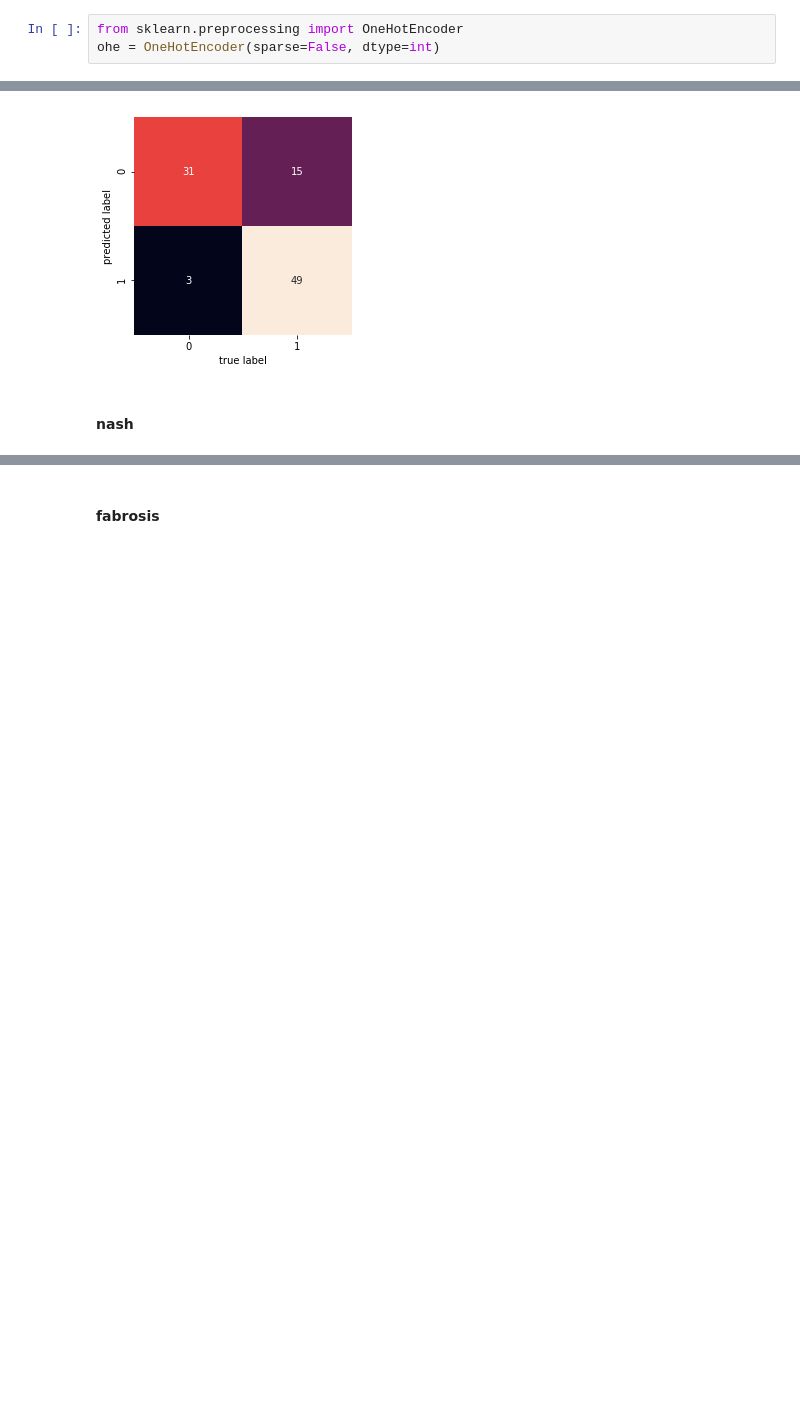
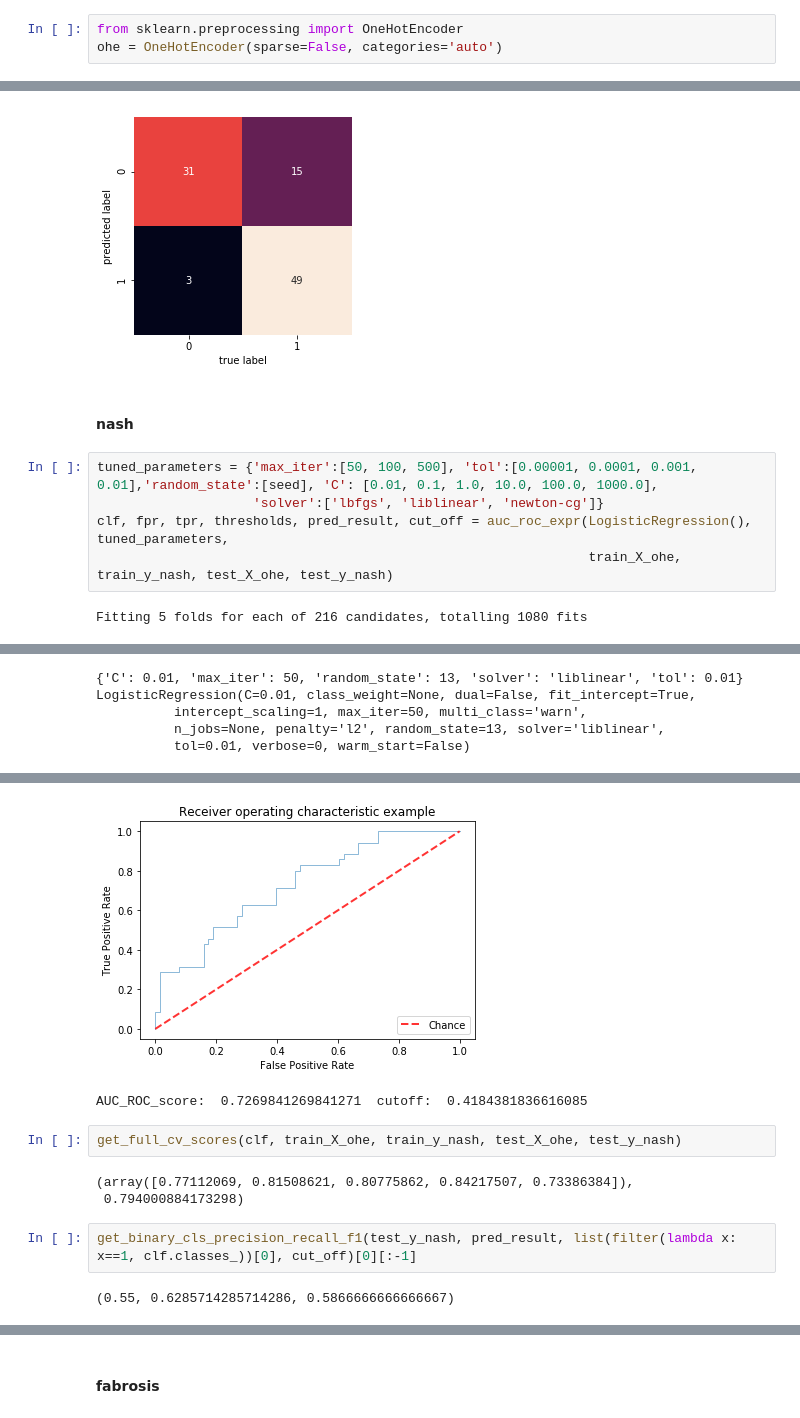
Before and after one commit to mayinghan/NAFLD, a Jupyter notebook: data_analysis.ipynb, the cells around one changed output, grey strips where cells are left out. Drawn from its saved outputs; the diff is of its cells as text; blank space fills up the shorter version.

Commit message:
RF-no_data_transformation-all_three_outcomes results update

```diff
--- a/data_analysis.ipynb
+++ b/data_analysis.ipynb
@@ -77,7 +77,7 @@ test_X.shape, test_y_nafld.shape
 ## one-hot encoding
 # %%
 from sklearn.preprocessing import OneHotEncoder
-ohe = OneHotEncoder(sparse=False, dtype=int)
+ohe = OneHotEncoder(sparse=False, categories='auto')
 # %%
 ohe.fit(df.drop(columns=['NASH_OU2', 'FIBROSI2', 'NAFLD_OU']))
 # %% [output]
@@ -219,3 +222,10 @@ make_confusion_matrix(test_y_nafld, preds)
 [figure]
 # %% [markdown]
 #### nash
+# %%
+tuned_parameters = {'max_iter':[50, 100, 500], 'tol':[0.00001, 0.0001, 0.001, 0.01],'random_state':[seed], 'C': [0.01, 0.1, 1.0, 10.0, 100.0, 1000.0],
+                    'solver':['lbfgs', 'liblinear', 'newton-cg']}
+clf, fpr, tpr, thresholds, pred_result, cut_off = auc_roc_expr(LogisticRegression(), tuned_parameters,
+                                                               train_X_ohe, train_y_nash, test_X_ohe, test_y_nash)
+# %% [output]
+Fitting 5 folds for each of 216 candidates, totalling 1080 fits
@@ -221,0 +234,5 @@ make_confusion_matrix(test_y_nafld, preds)
+{'C': 0.01, 'max_iter': 50, 'random_state': 13, 'solver': 'liblinear', 'tol': 0.01}
+LogisticRegression(C=0.01, class_weight=None, dual=False, fit_intercept=True,
+          intercept_scaling=1, max_iter=50, multi_class='warn',
+          n_jobs=None, penalty='l2', random_state=13, solver='liblinear',
+          tol=0.01, verbose=0, warm_start=False)
@@ -221,0 +240,11 @@ make_confusion_matrix(test_y_nafld, preds)
+[figure, added]
+AUC_ROC_score:  0.7269841269841271  cutoff:  0.4184381836616085
+# %%
+get_full_cv_scores(clf, train_X_ohe, train_y_nash, test_X_ohe, test_y_nash)
+# %% [output]
+(array([0.77112069, 0.81508621, 0.80775862, 0.84217507, 0.73386384]),
+ 0.794000884173298)
+# %%
+get_binary_cls_precision_recall_f1(test_y_nash, pred_result, list(filter(lambda x: x==1, clf.classes_))[0], cut_off)[0][:-1]
+# %% [output]
+(0.55, 0.6285714285714286, 0.5866666666666667)
```
Also changed, not shown: parts of 38 cells of this notebook.
